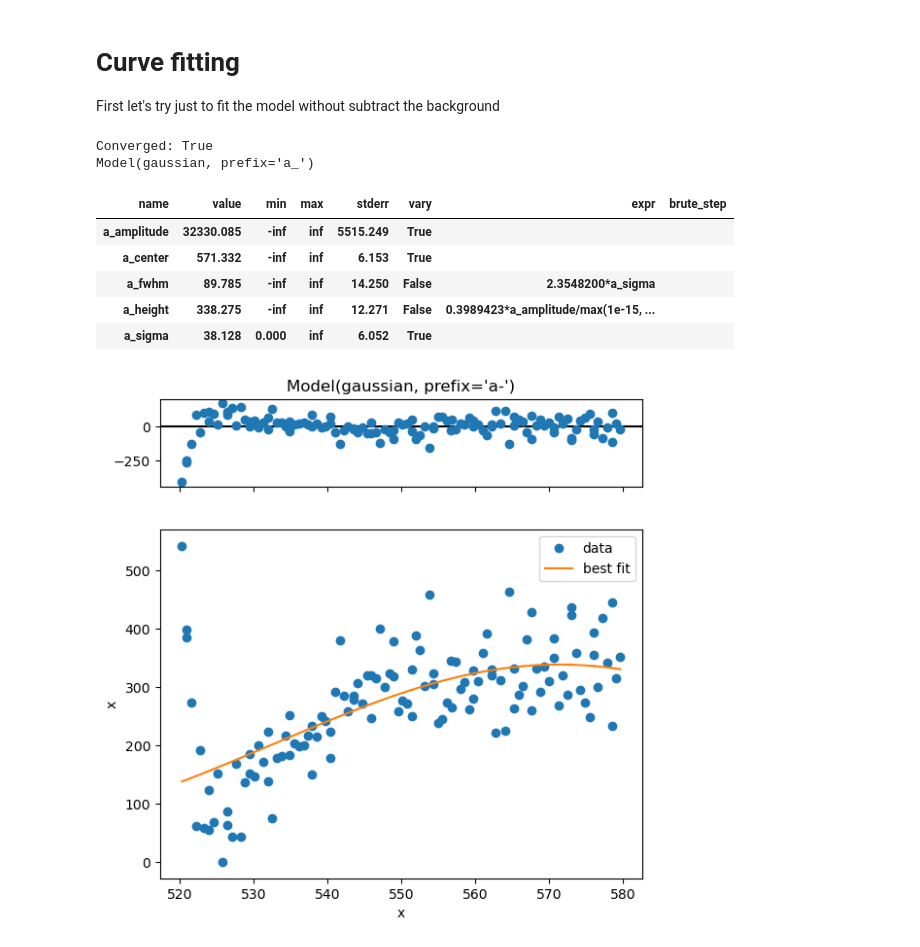
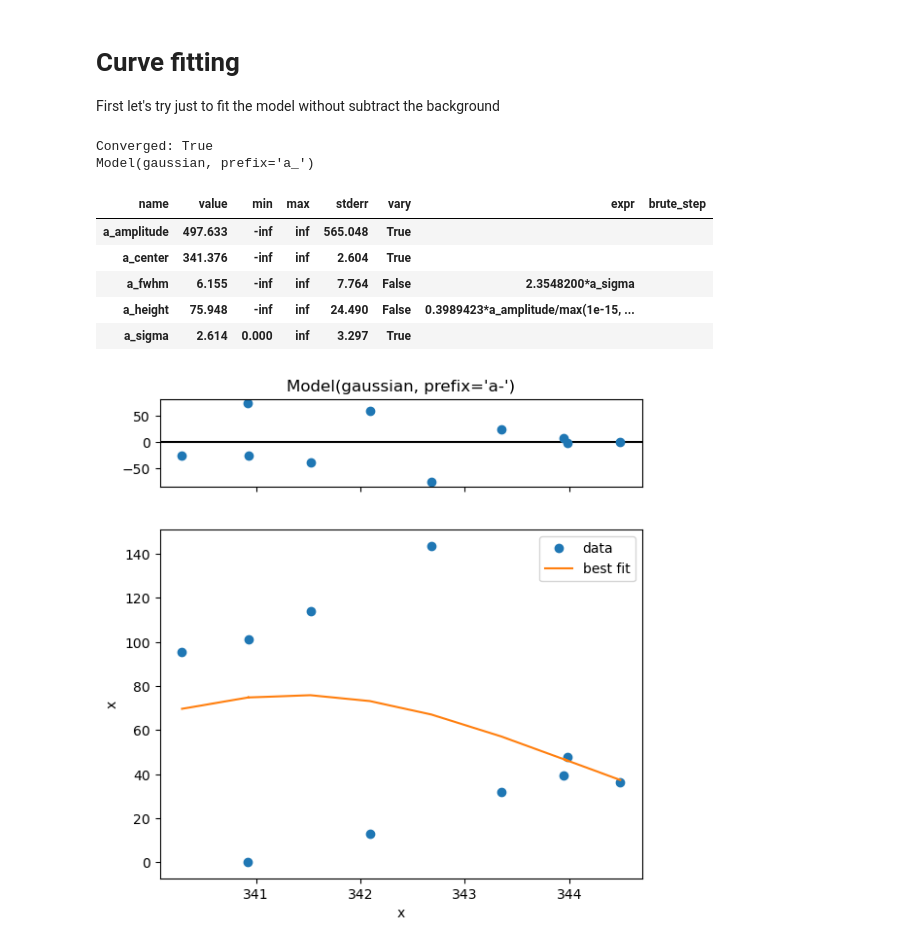
Before and after one commit to Nereumobu/advanced_lab_master, a Jupyter notebook: Ma_4/work_arpes_Coin_Mg_50V.ipynb, the cells around one changed output. Cells and saved outputs as stored; diff of their text form; code cells hidden in the pictures.

```diff
--- a/Ma_4/work_arpes_Coin_Mg_50V.ipynb
+++ b/Ma_4/work_arpes_Coin_Mg_50V.ipynb
@@ -183,35 +189,35 @@ First let's try just to fit the model without subtract the background
 # %%
 from arpes.fits.fit_models import GaussianModel, AffineBackgroundModel, LorentzianModel, VoigtModel
 from arpes.analysis.shirley import remove_shirley_background, calculate_shirley_background_full_range
 from arpes.fits.utilities import result_to_hints
 #test_curve = data.spectrum.where(ws2_mask & ~wide_peak_mask).mean(["x", "y"]).sel(eV=slice(-36, -31))
 
 # Selection
-selection = df['BindingEnergy'].between(520, 580, inclusive=False).to_numpy()
+selection = df['BindingEnergy'].between(340, 345, inclusive=False).to_numpy()
 
 test_curve = data.sel(eV=selection)
 test_curve = test_curve - calculate_shirley_background_full_range(test_curve, max_iters=100)
 
 test_model =  GaussianModel(prefix="a_") #+ GaussianModel(prefix="b_")
 
 result = test_model.guess_fit(
     test_curve - test_curve.min(),
     # params={
     #     "a_center": {"value": 653, "max":655, "min":651 },
     #     "a_amplitude": {"min": 0},
     #     "b_center": {"value": 683, "max":687, "min":680},
     #     "b_amplitude": {"min": 0},
     # }
 )
 result.plot()
 result
 # %% [output]
 Converged: True
 Model(gaussian, prefix='a_')
 | name | value | min | max | stderr | vary | expr | brute_step |
-| a_amplitude | 32330.085 | -inf | inf | 5515.249 | True |  |  |
-| a_center | 571.332 | -inf | inf | 6.153 | True |  |  |
-| a_fwhm | 89.785 | -inf | inf | 14.250 | False | 2.3548200*a_sigma |  |
-| a_height | 338.275 | -inf | inf | 12.271 | False | 0.3989423*a_amplitude/max(1e-15, ... |  |
-| a_sigma | 38.128 | 0.000 | inf | 6.052 | True |  |  |
+| a_amplitude | 497.633 | -inf | inf | 565.048 | True |  |  |
+| a_center | 341.376 | -inf | inf | 2.604 | True |  |  |
+| a_fwhm | 6.155 | -inf | inf | 7.764 | False | 2.3548200*a_sigma |  |
+| a_height | 75.948 | -inf | inf | 24.490 | False | 0.3989423*a_amplitude/max(1e-15, ... |  |
+| a_sigma | 2.614 | 0.000 | inf | 3.297 | True |  |  |
-[figure, old version]
+[figure, new version]
```
Also changed, not shown: parts of 2 cells of this notebook, 5 other files.
